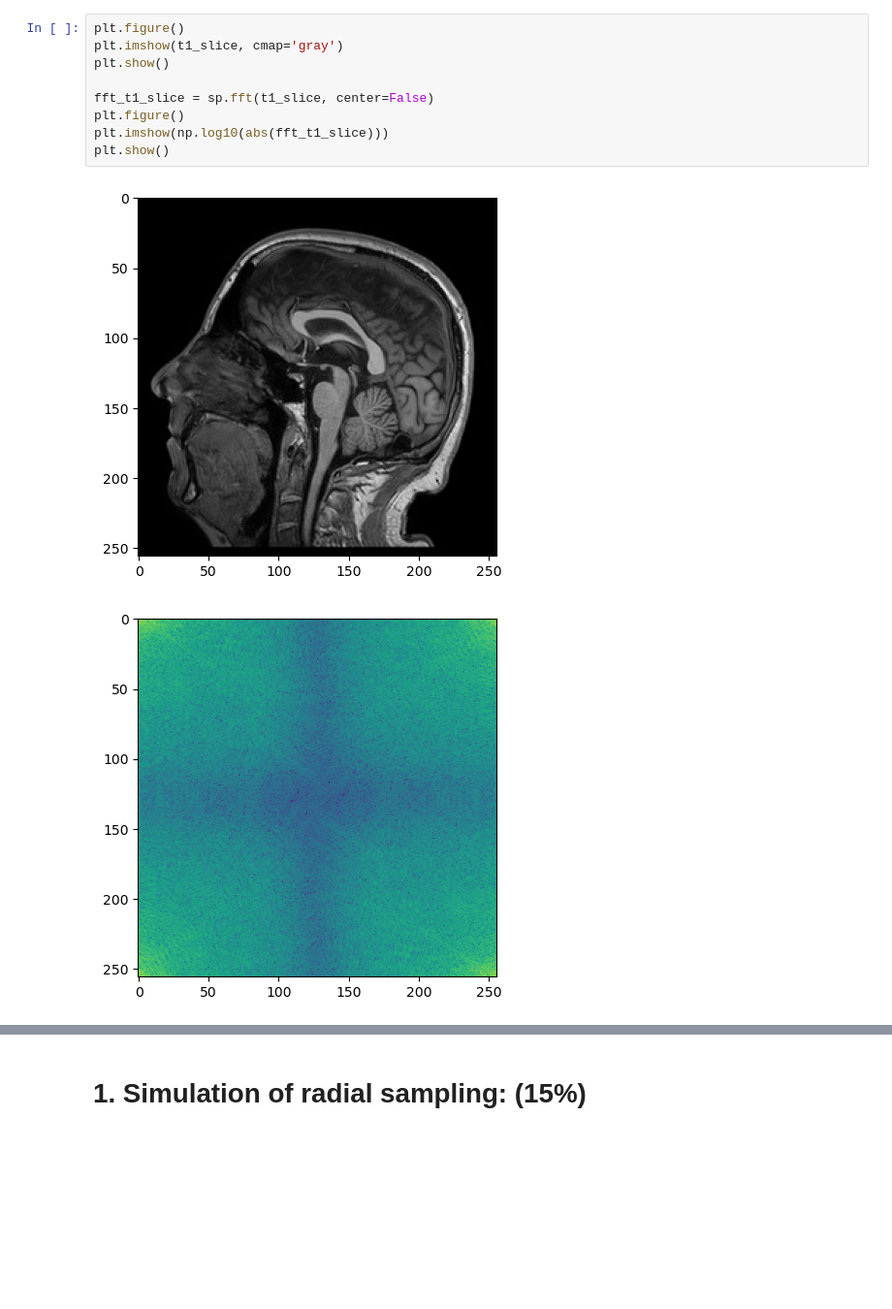
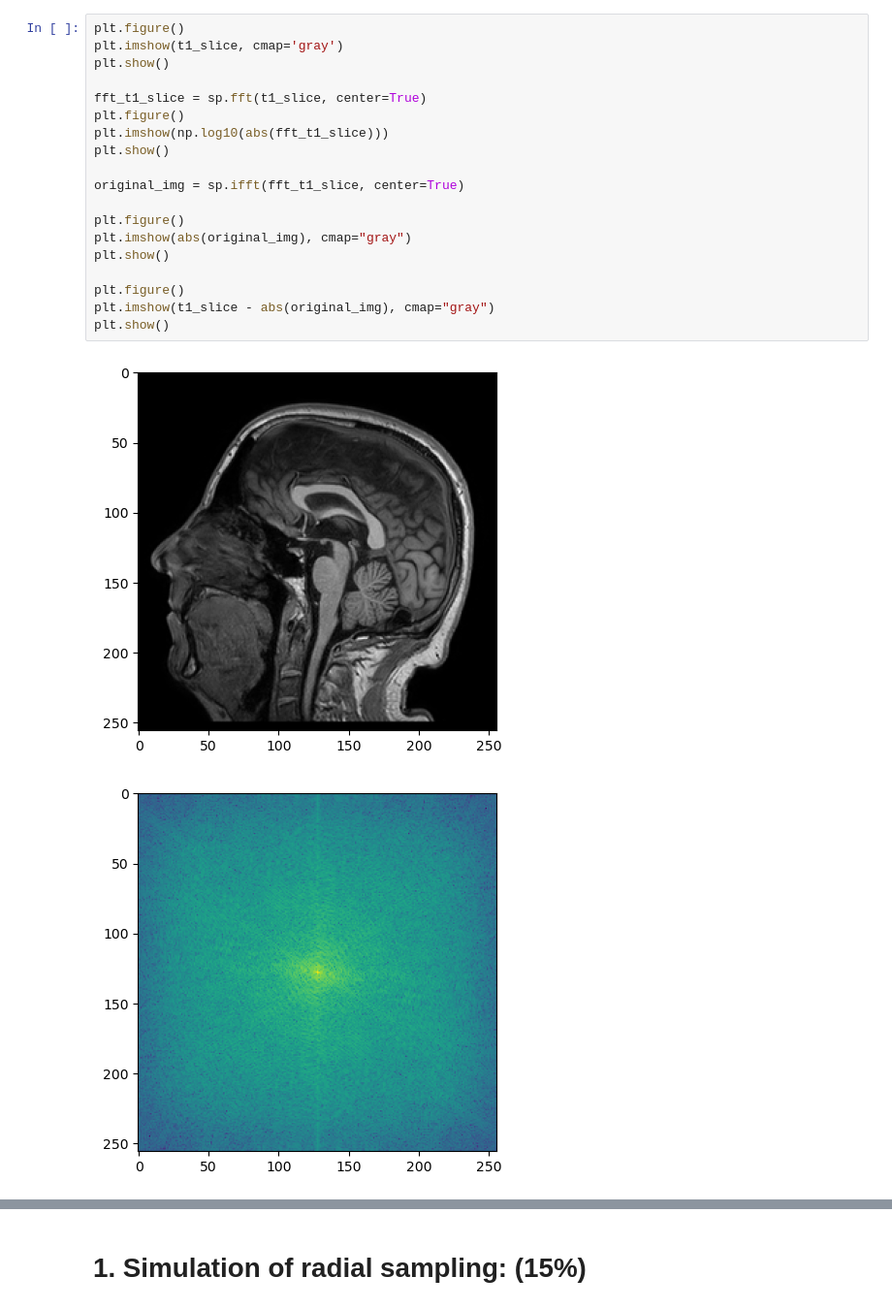
Before and after one commit to lassestahnke/HL2027_recon, a Jupyter notebook: HL2027_project_1.ipynb, the cells around one changed output, grey strips where cells are left out. Shown at 97% size. Drawn from its saved outputs; the diff is of its cells as text; blank space fills up the shorter version.

```diff
--- a/HL2027_project_1.ipynb
+++ b/HL2027_project_1.ipynb
@@ -17,12 +18,22 @@ print(t1_slice.shape)
 # %%
 plt.figure()
 plt.imshow(t1_slice, cmap='gray')
 plt.show()
 
-fft_t1_slice = sp.fft(t1_slice, center=False)
+fft_t1_slice = sp.fft(t1_slice, center=True)
 plt.figure()
 plt.imshow(np.log10(abs(fft_t1_slice)))
 plt.show()
+
+original_img = sp.ifft(fft_t1_slice, center=True)
+
+plt.figure()
+plt.imshow(abs(original_img), cmap="gray")
+plt.show()
+
+plt.figure()
+plt.imshow(t1_slice - abs(original_img), cmap="gray")
+plt.show()
 # %% [output]
 [figure]
-[figure, old version]
+[figure, new version]
```
Also changed, not shown: parts of 7 cells of this notebook.
